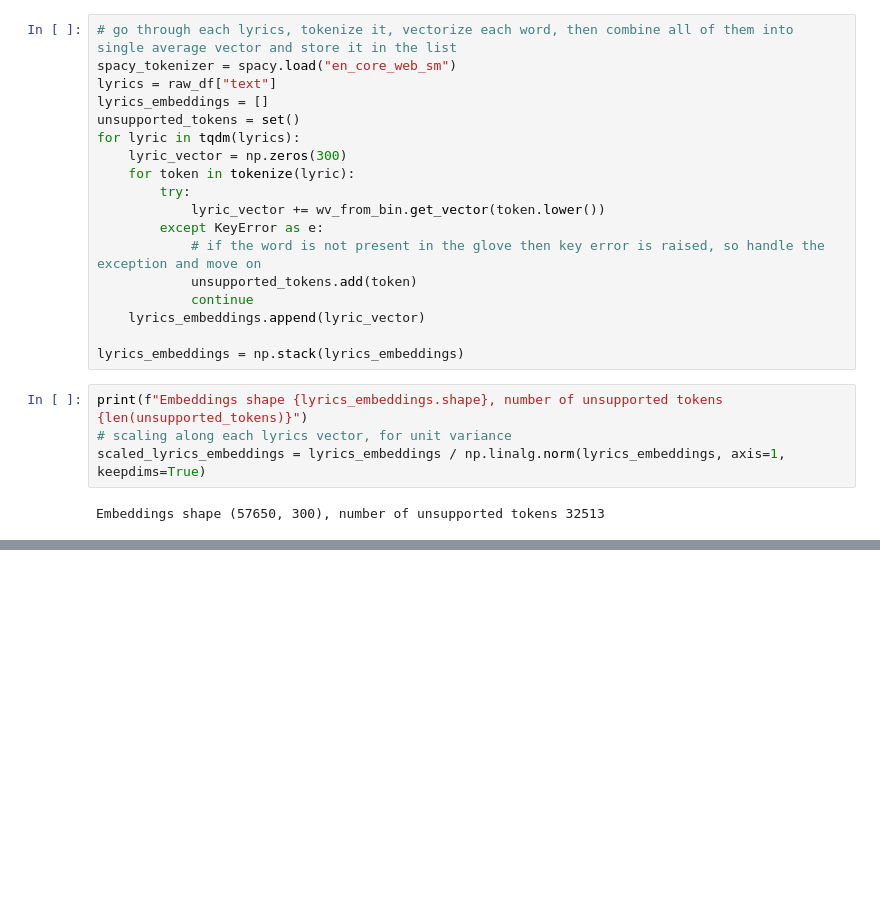
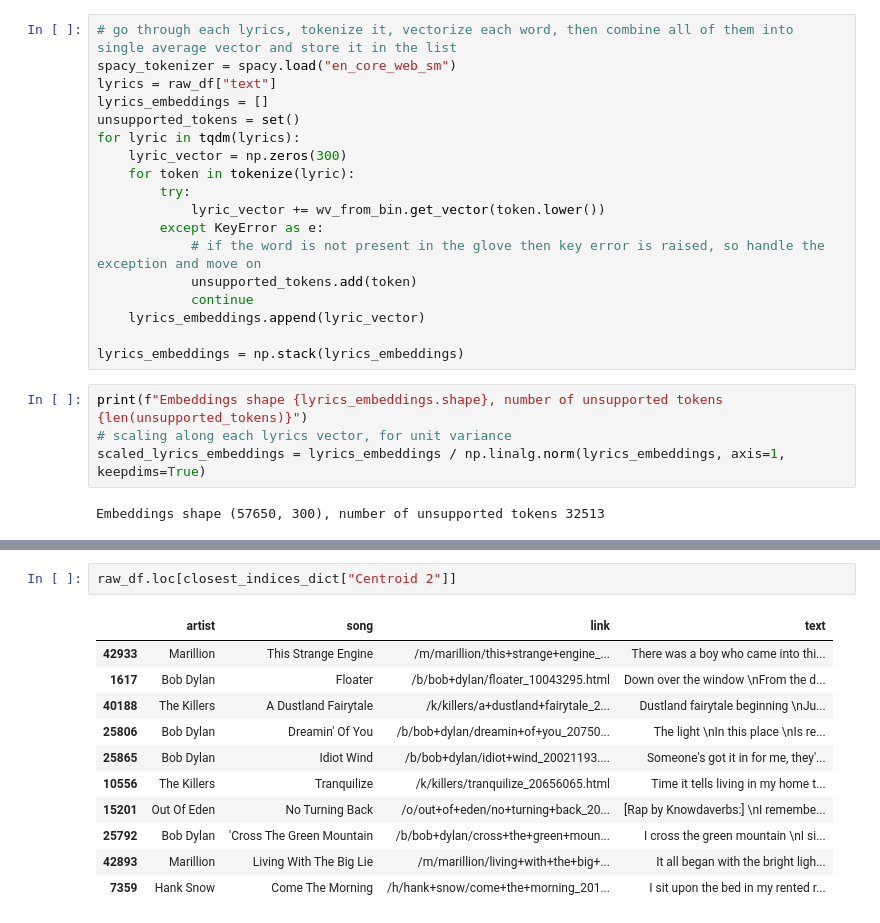
Before and after one commit to Gojo1729/AS2024, a Jupyter notebook: code/sentiment_classifier/classifier.ipynb, the cells around one changed output, grey strips where cells are left out. Drawn from its saved outputs; the diff is of its cells as text; blank space fills up the shorter version.

```diff
--- a/code/sentiment_classifier/classifier.ipynb
+++ b/code/sentiment_classifier/classifier.ipynb
@@ -96,0 +219,14 @@ Embeddings shape (57650, 300), number of unsupported tokens 32513
+# %%
+raw_df.loc[closest_indices_dict["Centroid 2"]]
+# %% [output]
+|  | artist | song | link | text |
+| 42933 | Marillion | This Strange Engine | /m/marillion/this+strange+engine_... | There was a boy who came into thi... |
+| 1617 | Bob Dylan | Floater | /b/bob+dylan/floater_10043295.html | Down over the window \nFrom the d... |
+| 40188 | The Killers | A Dustland Fairytale | /k/killers/a+dustland+fairytale_2... | Dustland fairytale beginning \nJu... |
+| 25806 | Bob Dylan | Dreamin' Of You | /b/bob+dylan/dreamin+of+you_20750... | The light \nIn this place \nIs re... |
+| 25865 | Bob Dylan | Idiot Wind | /b/bob+dylan/idiot+wind_20021193.... | Someone's got it in for me, they'... |
+| 10556 | The Killers | Tranquilize | /k/killers/tranquilize_20656065.html | Time it tells living in my home t... |
+| 15201 | Out Of Eden | No Turning Back | /o/out+of+eden/no+turning+back_20... | [Rap by Knowdaverbs:] \nI remembe... |
+| 25792 | Bob Dylan | 'Cross The Green Mountain | /b/bob+dylan/cross+the+green+moun... | I cross the green mountain \nI si... |
+| 42893 | Marillion | Living With The Big Lie | /m/marillion/living+with+the+big+... | It all began with the bright ligh... |
+| 7359 | Hank Snow | Come The Morning | /h/hank+snow/come+the+morning_201... | I sit upon the bed in my rented r... |
```
Also changed, not shown: parts of 19 cells of this notebook.
